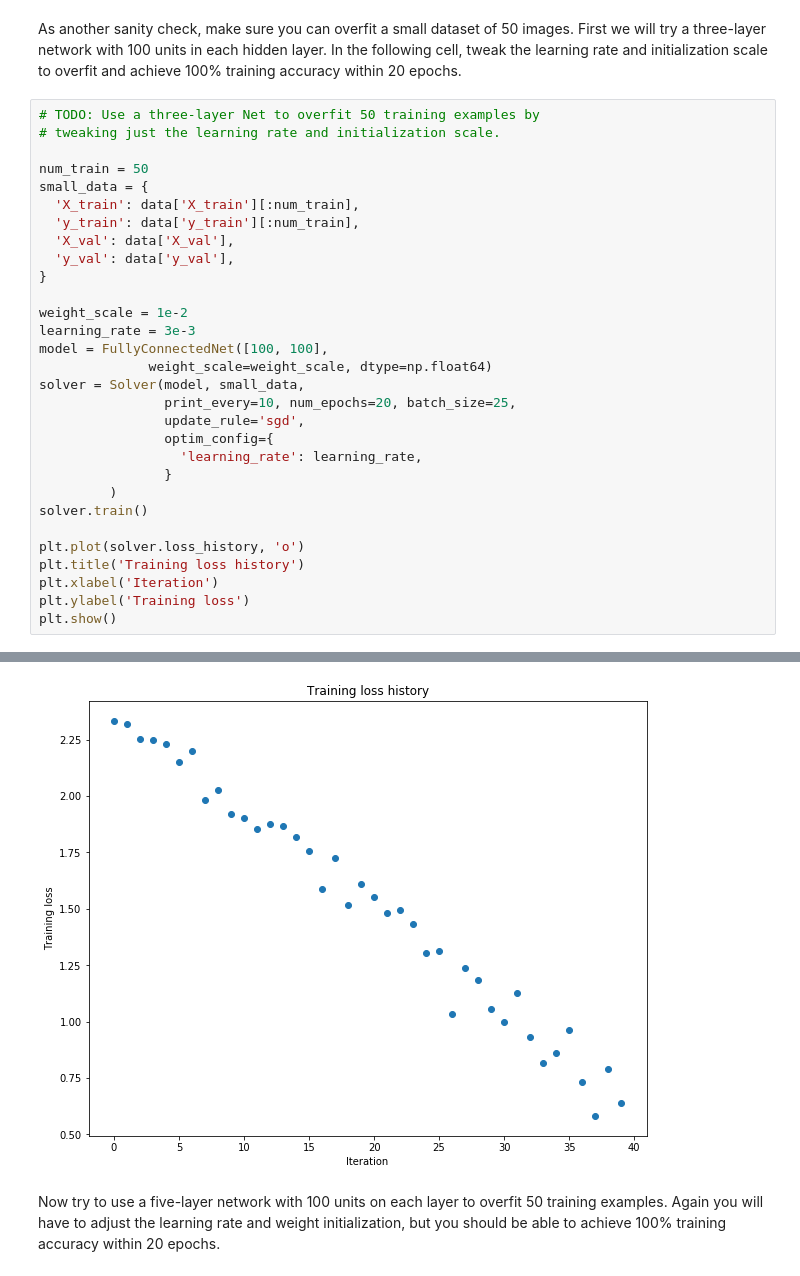
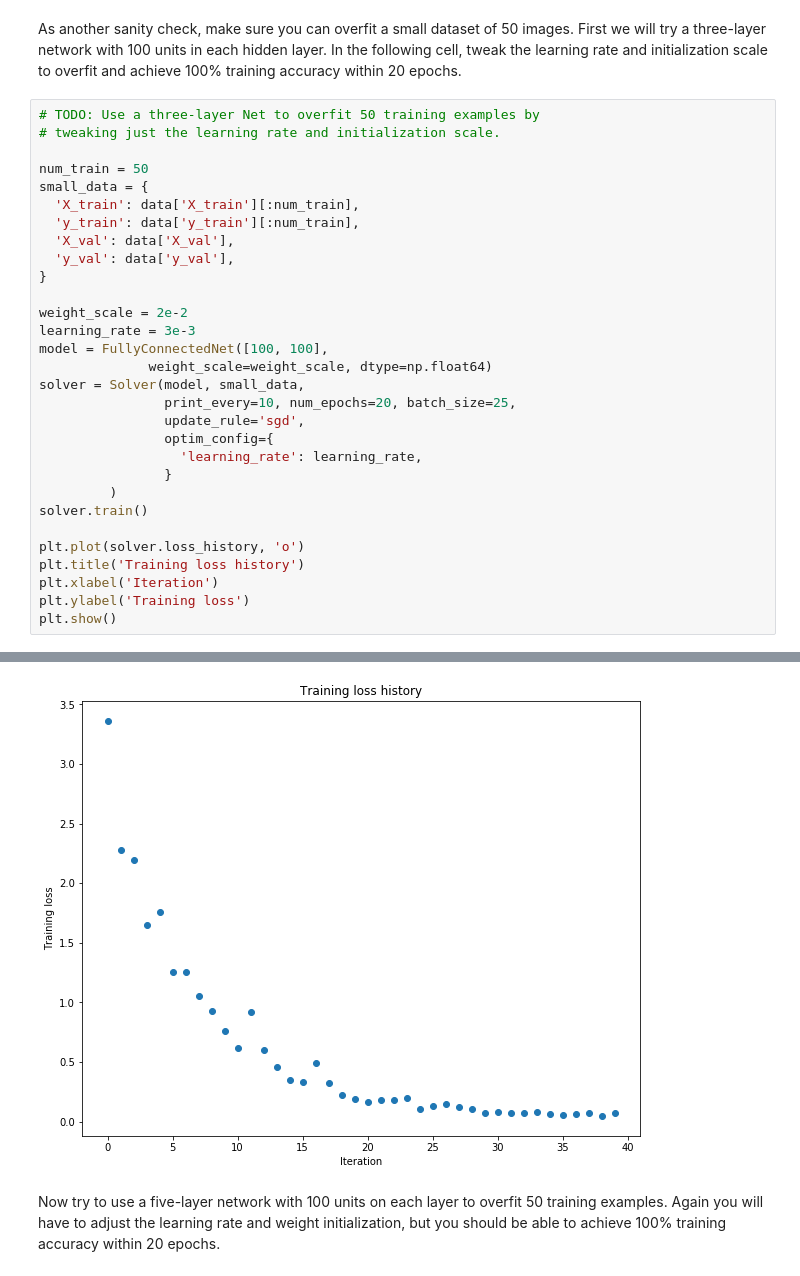
Before and after one commit to idow09/cs231n, a Jupyter notebook: spring1718_assignment2_v2/FullyConnectedNets.ipynb, the cells around one changed output, grey strips where cells are left out. Saved outputs shown, nothing was run; the diff lists cells and outputs as text.

```diff
--- a/spring1718_assignment2_v2/FullyConnectedNets.ipynb
+++ b/spring1718_assignment2_v2/FullyConnectedNets.ipynb
@@ -433,7 +433,7 @@ small_data = {
   'y_val': data['y_val'],
 }
 
-weight_scale = 1e-2
+weight_scale = 2e-2
 learning_rate = 3e-3
 model = FullyConnectedNet([100, 100],
               weight_scale=weight_scale, dtype=np.float64)
@@ -472,4 +472,4 @@ plt.show()
-[figure, old version]
+[figure, new version]
 # %% [markdown]
 Now try to use a five-layer network with 100 units on each layer to overfit 50 training examples. Again you will have to adjust the learning rate and weight initialization, but you should be able to achieve 100% training accuracy within 20 epochs.
 # %%
```
Also changed, not shown: parts of 9 cells of this notebook, 1 other file.
